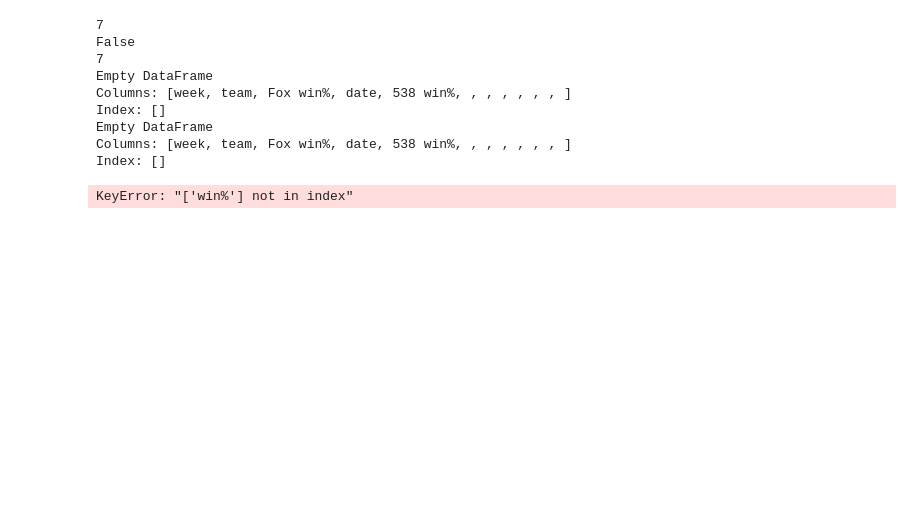
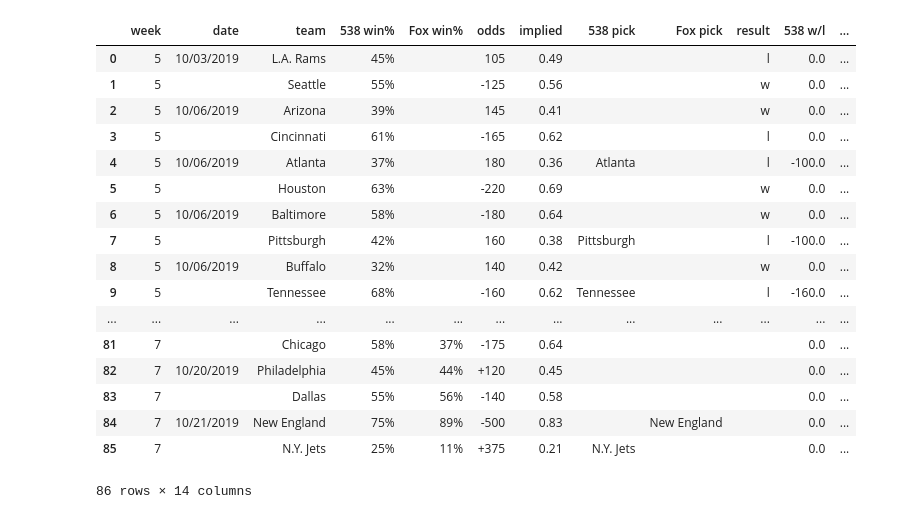
Before and after one commit to jmaloon1/NFL-Game-Predictor, a Jupyter notebook: Game Predictor.ipynb, the cells around one changed output. Drawn from its saved outputs; the diff is of its cells as text; code cells hidden in the pictures; blank space fills up the shorter version.

```diff
--- a/Game Predictor.ipynb
+++ b/Game Predictor.ipynb
@@ -6,7 +6,7 @@ import pandas as pd
 import numpy as np
 
 header_name = 'Mozilla/5.0 (Windows NT 10.0; Win64; x64) AppleWebKit/537.36 (KHTML, like Gecko) Chrome/77.0.3865.90 Safari/537.36'
-team_acronym_dict = {'ARI': 'Arizona',
+acronym_to_town_dict = {'ARI': 'Arizona',
                     'ATL': 'Atlanta',
                     'BAL': 'Baltimore',
                     'BUF': 'Buffalo',
@@ -38,7 +38,7 @@ team_acronym_dict = {'ARI': 'Arizona',
                     'TB': 'Tampa Bay',
                     'TEN': 'Tennessee',
                     'WAS': 'Washington'}
-nickname_town_dict = {'Cardinals': 'Arizona',
+nickname_to_town_dict = {'Cardinals': 'Arizona',
                     'Falcons': 'Atlanta',
                     'Ravens': 'Baltimore',
                     'Bills': 'Buffalo',
@@ -610,38 +611,49 @@ def writing_spreadsheet(df, filename):
 # %%
 file_name = 'z:\\python projects\\NFL Game Outcome Spreadsheet.csv'
 
 df = getting_spreadsheet(file_name) # Retrieving Spreadsheet
 spreadsheet_formatter(df)
 old_games, current_games = separating_games(df)
-current_games['odds'] = current_games.apply(lambda row: odds_formatter(row), axis=1)
-winners, losers = game_outcomes(current_games, week_num=week_finder(datetime.date.today())-1)
 
-current_games['result'] = current_games.apply(lambda row: team_won_lost(row, winners, losers), axis=1)
+if not current_games.empty:
+    current_games['odds'] = current_games.apply(lambda row: odds_formatter(row), axis=1)
+    winners, losers = game_outcomes(current_games, week_num=week_finder(datetime.date.today()))
+    current_games['result'] = current_games.apply(lambda row: team_won_lost(row, winners, losers), axis=1)
+    current_games['538 w/l'] = current_games.apply(lambda row: money_won_lost(row, '538'), axis=1)
+    current_games['Fox w/l'] = current_games.apply(lambda row: money_won_lost(row, 'Fox'), axis=1)
+    current_games['538 total'] = current_games['538 w/l'].sum()
+    current_games['538 total'] = current_games['Fox w/l'].sum()
+    df = combining_data(old_games, current_games)
 
-current_games['w/l'] = current_games.apply(lambda row: money_won_lost(row), axis=1)
-current_games['total'] = current_games['w/l'].sum()
-df = combining_data(old_games, current_games)
 df['date'] = df.apply(lambda row: date_formatter(row), axis=1)
 
 if datetime.date.today().strftime('%m/%d/%Y') > df.date.max():
     new_games, year = predictions_538(week_num=week_finder(datetime.date.today()))
     new_games = predictions_fox(new_games)
-    print(new_games)
     new_games = loading_odds(new_games, year)
     new_games['implied'] = new_games.apply(lambda row: implied_probability(row), axis=1)
-    new_games['pick'] = new_games.apply(lambda row: pick(row), axis=1)
+    new_games['538 pick'] = new_games.apply(lambda row: pick(row, '538'), axis=1)
+    new_games['Fox pick'] = new_games.apply(lambda row: pick(row, 'Fox'), axis=1)
     df = combining_data(df, new_games)
 
 df
 #writing_spreadsheet(df, file_name)
 # %% [output]
+|  | week | date | team | 538 win% | Fox win% | odds | implied | 538 pick | Fox pick | result | 538 w/l | ... |
+| 0 | 5 | 10/03/2019 | L.A. Rams | 45% |  | 105 | 0.49 |  |  | l | 0.0 | ... |
+| 1 | 5 |  | Seattle | 55% |  | -125 | 0.56 |  |  | w | 0.0 | ... |
+| 2 | 5 | 10/06/2019 | Arizona | 39% |  | 145 | 0.41 |  |  | w | 0.0 | ... |
+| 3 | 5 |  | Cincinnati | 61% |  | -165 | 0.62 |  |  | l | 0.0 | ... |
+| 4 | 5 | 10/06/2019 | Atlanta | 37% |  | 180 | 0.36 | Atlanta |  | l | -100.0 | ... |
+| 5 | 5 |  | Houston | 63% |  | -220 | 0.69 |  |  | w | 0.0 | ... |
+| 6 | 5 | 10/06/2019 | Baltimore | 58% |  | -180 | 0.64 |  |  | w | 0.0 | ... |
+| 7 | 5 |  | Pittsburgh | 42% |  | 160 | 0.38 | Pittsburgh |  | l | -100.0 | ... |
+| 8 | 5 | 10/06/2019 | Buffalo | 32% |  | 140 | 0.42 |  |  | w | 0.0 | ... |
+| 9 | 5 |  | Tennessee | 68% |  | -160 | 0.62 | Tennessee |  | l | -160.0 | ... |
+| ... | ... | ... | ... | ... | ... | ... | ... | ... | ... | ... | ... | ... |
+| 81 | 7 |  | Chicago | 58% | 37% | -175 | 0.64 |  |  |  | 0.0 | ... |
+| 82 | 7 | 10/20/2019 | Philadelphia | 45% | 44% | +120 | 0.45 |  |  |  | 0.0 | ... |
+| 83 | 7 |  | Dallas | 55% | 56% | -140 | 0.58 |  |  |  | 0.0 | ... |
+| 84 | 7 | 10/21/2019 | New England | 75% | 89% | -500 | 0.83 |  | New England |  | 0.0 | ... |
+| 85 | 7 |  | N.Y. Jets | 25% | 11% | +375 | 0.21 | N.Y. Jets |  |  | 0.0 | ... |
-7
-False
-7
-Empty DataFrame
-Columns: [week, team, Fox win%, date, 538 win%, , , , , , , ]
-Index: []
-Empty DataFrame
-Columns: [week, team, Fox win%, date, 538 win%, , , , , , , ]
-Index: []
+86 rows × 14 columns
-KeyError: "['win%'] not in index"
```
Also changed, not shown: parts of 3 cells of this notebook.
